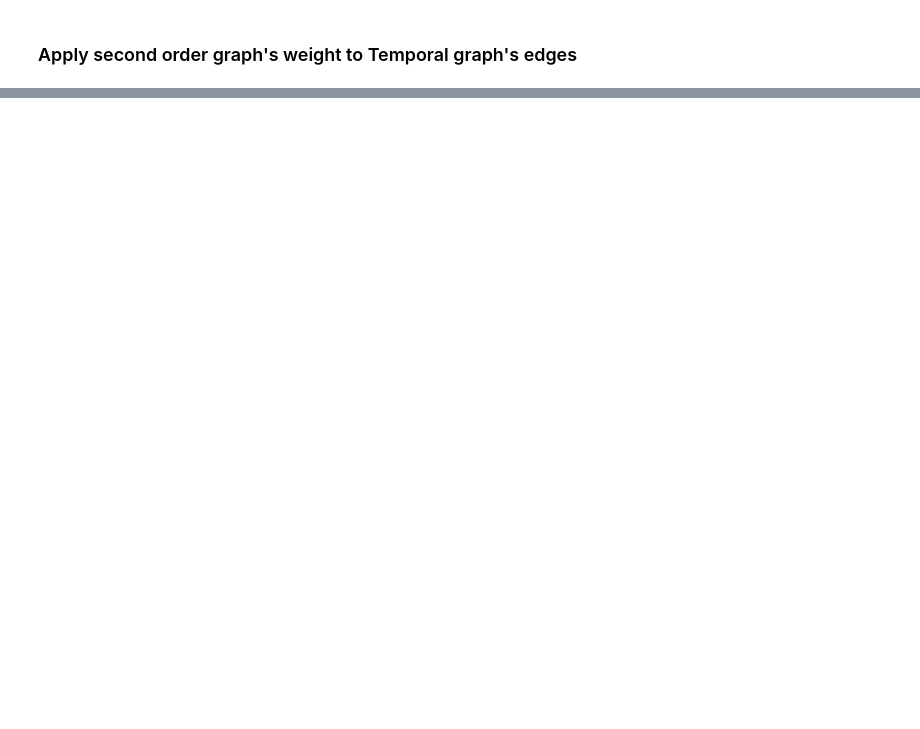
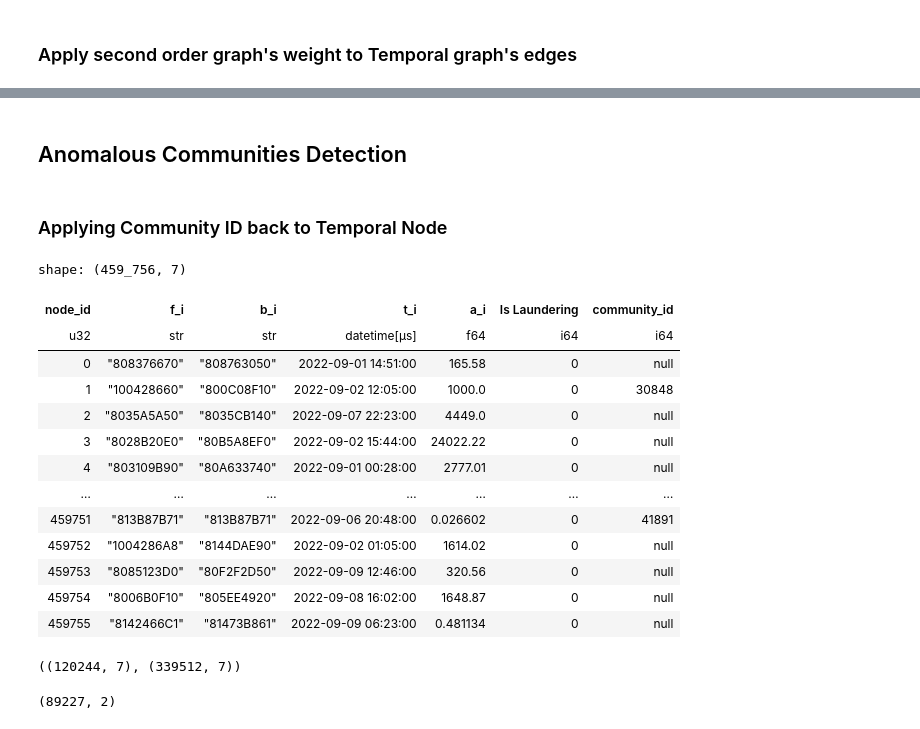
Before and after one commit to FrosBitz/KBTG-hackathon, a Jupyter notebook: EDA_memory_optim.ipynb, the cells around one changed output, grey strips where cells are left out. Drawn from its saved outputs; the diff is of its cells as text; code cells hidden in the pictures; blank space fills up the shorter version.

```diff
--- a/EDA_memory_optim.ipynb
+++ b/EDA_memory_optim.ipynb
@@ -578,0 +508,4 @@ shape: (350_964, 14)
+# %%
+g = ig.Graph.TupleList(edges_data, directed=True, weights=True)
+# %%
+partition = g.community_leiden(weights='weight', objective_function='modularity')
@@ -578,0 +516,11 @@ shape: (350_964, 14)
+# %%
+# Create a mapping of Transaction ID -> Community ID
+node_names = g.vs["name"]
+community_ids = partition.membership
+
+community_df = pl.LazyFrame({
+    "node_id_str": node_names,
+    "community_id": community_ids
+})
+
+# Now you can join this back to your original transaction data to see the "Fraud Rings"
@@ -578,0 +538,34 @@ shape: (350_964, 14)
+# %% [markdown]
+## Anomalous Communities Detection
+# %% [markdown]
+### Applying Community ID back to Temporal Node
+# %%
+nodes_with_community = nodes.with_columns([
+    pl.concat_str([pl.col("f_i"), pl.col("b_i"), pl.col("t_i")]).alias("node_id_str")
+]).join(
+    community_df,
+    on="node_id_str",
+    how="left"
+).drop("node_id_str")
+# %%
+nodes_with_community.collect()
+# %% [output]
+shape: (459_756, 7)
+| node_id | f_i | b_i | t_i | a_i | Is Laundering | community_id |
+| u32 | str | str | datetime[μs] | f64 | i64 | i64 |
+| 0 | "808376670" | "808763050" | 2022-09-01 14:51:00 | 165.58 | 0 | null |
+| 1 | "100428660" | "800C08F10" | 2022-09-02 12:05:00 | 1000.0 | 0 | 30848 |
+| 2 | "8035A5A50" | "8035CB140" | 2022-09-07 22:23:00 | 4449.0 | 0 | null |
+| 3 | "8028B20E0" | "80B5A8EF0" | 2022-09-02 15:44:00 | 24022.22 | 0 | null |
+| 4 | "803109B90" | "80A633740" | 2022-09-01 00:28:00 | 2777.01 | 0 | null |
+| … | … | … | … | … | … | … |
+| 459751 | "813B87B71" | "813B87B71" | 2022-09-06 20:48:00 | 0.026602 | 0 | 41891 |
+| 459752 | "1004286A8" | "8144DAE90" | 2022-09-02 01:05:00 | 1614.02 | 0 | null |
+| 459753 | "8085123D0" | "80F2F2D50" | 2022-09-09 12:46:00 | 320.56 | 0 | null |
+| 459754 | "8006B0F10" | "805EE4920" | 2022-09-08 16:02:00 | 1648.87 | 0 | null |
+| 459755 | "8142466C1" | "81473B861" | 2022-09-09 06:23:00 | 0.481134 | 0 | null |
+# %%
+#count nodes that has community_id not null
+nodes_with_community.collect().filter(pl.col("community_id").is_not_null()).shape, nodes_with_community.collect().filter(pl.col("community_id").is_null()).shape
+# %% [output]
+((120244, 7), (339512, 7))
@@ -578,0 +593,4 @@ shape: (350_964, 14)
+# %%
+account_communities.collect().shape
+# %% [output]
+(89227, 2)
```
Also changed, not shown: parts of 55 cells of this notebook, 2 other files.
